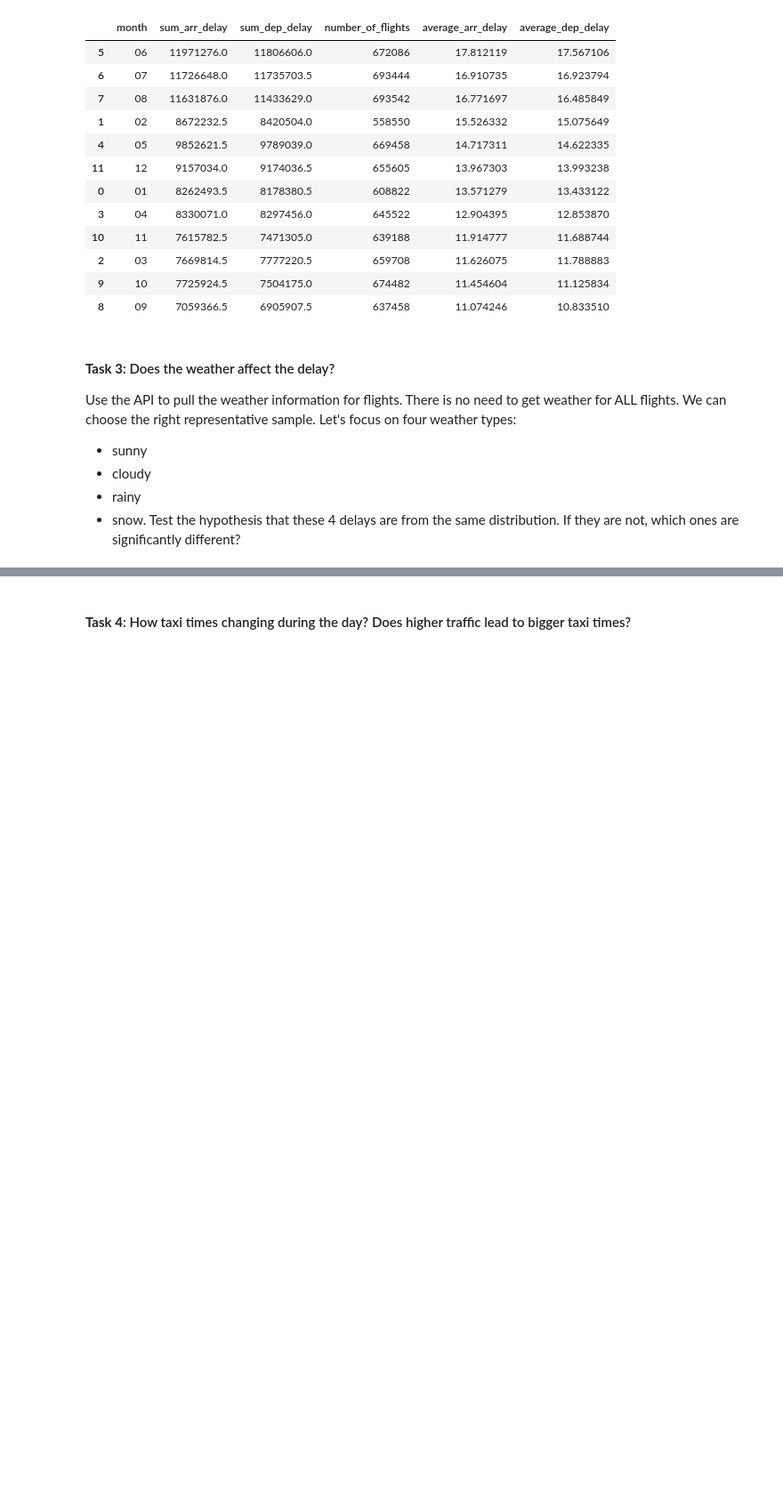
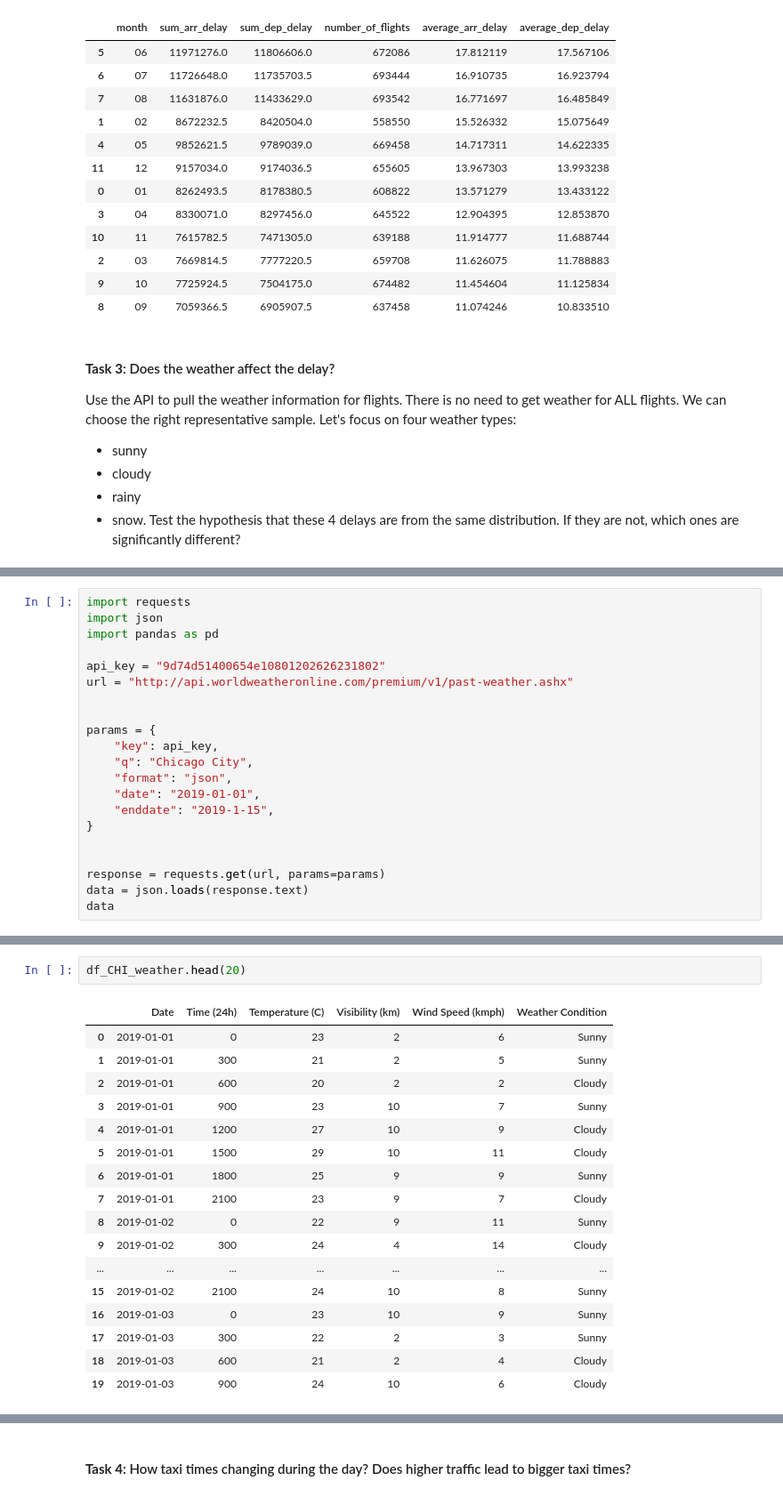
Before and after one commit to SalvaSamimi/mid-term-project-I, a Jupyter notebook: exploratory_analysis.ipynb, the cells around one changed output, grey strips where cells are left out. Shown at 89% size. Saved outputs shown, nothing was run; the diff lists cells and outputs as text; blank space fills up the shorter version.

```diff
--- a/exploratory_analysis.ipynb
+++ b/exploratory_analysis.ipynb
@@ -259,0 +310,21 @@ Test the hypothesis that these 4 delays are from the same distribution. If they
+# %%
+import requests
+import json
+import pandas as pd
+
+api_key = "9d74d51400654e10801202626231802"
+url = "http://api.worldweatheronline.com/premium/v1/past-weather.ashx"
+
+
+params = {
+    "key": api_key,
+    "q": "Chicago City",
+    "format": "json",
+    "date": "2019-01-01",
+    "enddate": "2019-1-15",
+}
+
+
+response = requests.get(url, params=params)
+data = json.loads(response.text)
+data
@@ -259,0 +410,20 @@ Test the hypothesis that these 4 delays are from the same distribution. If they
+# %%
+df_CHI_weather.head(20)
+# %% [output]
+|  | Date | Time (24h) | Temperature (C) | Visibility (km) | Wind Speed (kmph) | Weather Condition |
+| 0 | 2019-01-01 | 0 | 23 | 2 | 6 | Sunny |
+| 1 | 2019-01-01 | 300 | 21 | 2 | 5 | Sunny |
+| 2 | 2019-01-01 | 600 | 20 | 2 | 2 | Cloudy |
+| 3 | 2019-01-01 | 900 | 23 | 10 | 7 | Sunny |
+| 4 | 2019-01-01 | 1200 | 27 | 10 | 9 | Cloudy |
+| 5 | 2019-01-01 | 1500 | 29 | 10 | 11 | Cloudy |
+| 6 | 2019-01-01 | 1800 | 25 | 9 | 9 | Sunny |
+| 7 | 2019-01-01 | 2100 | 23 | 9 | 7 | Cloudy |
+| 8 | 2019-01-02 | 0 | 22 | 9 | 11 | Sunny |
+| 9 | 2019-01-02 | 300 | 24 | 4 | 14 | Cloudy |
+| ... | ... | ... | ... | ... | ... | ... |
+| 15 | 2019-01-02 | 2100 | 24 | 10 | 8 | Sunny |
+| 16 | 2019-01-03 | 0 | 23 | 10 | 9 | Sunny |
+| 17 | 2019-01-03 | 300 | 22 | 2 | 3 | Sunny |
+| 18 | 2019-01-03 | 600 | 21 | 2 | 4 | Cloudy |
+| 19 | 2019-01-03 | 900 | 24 | 10 | 6 | Cloudy |
```
Also changed, not shown: parts of 15 cells of this notebook.
